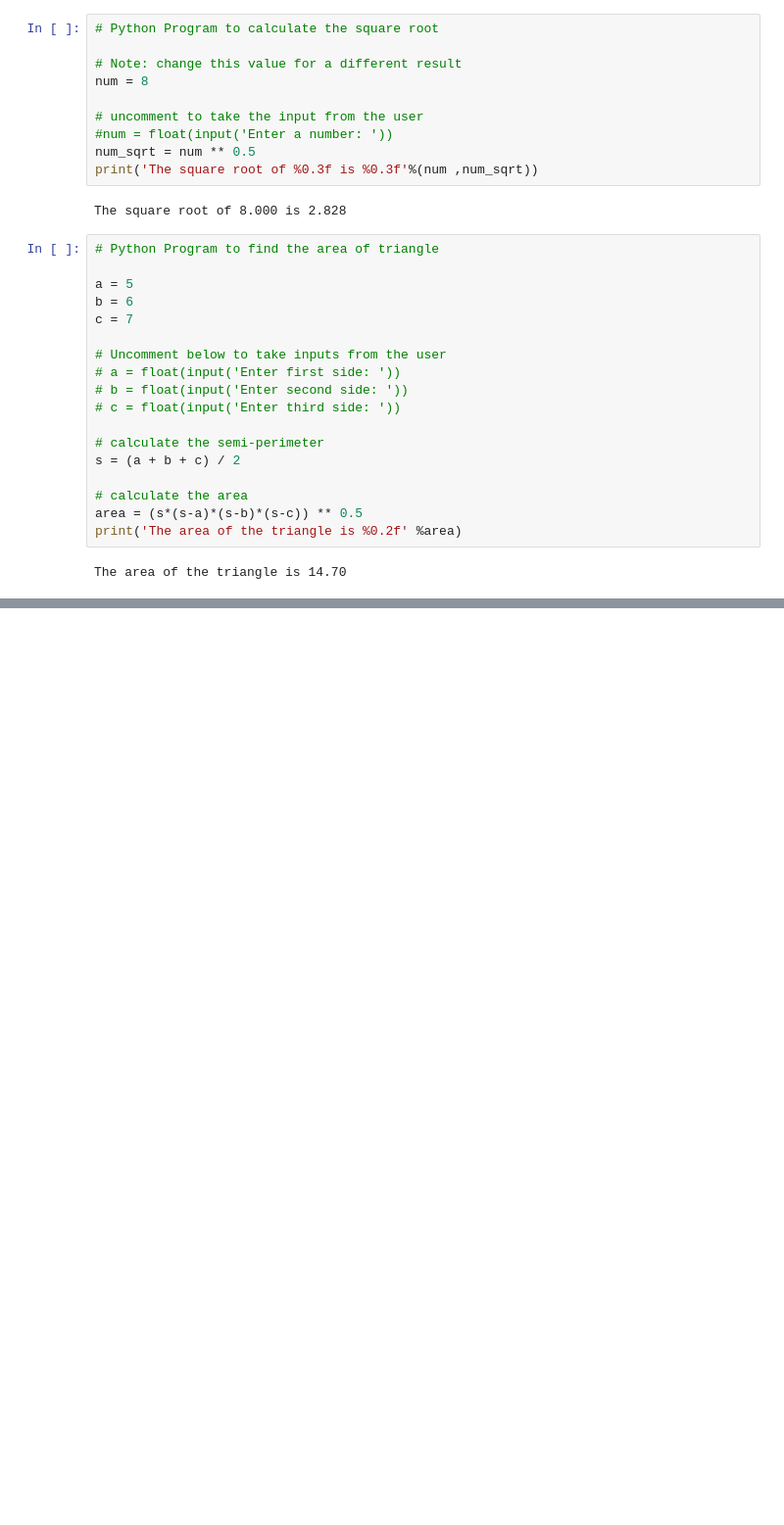
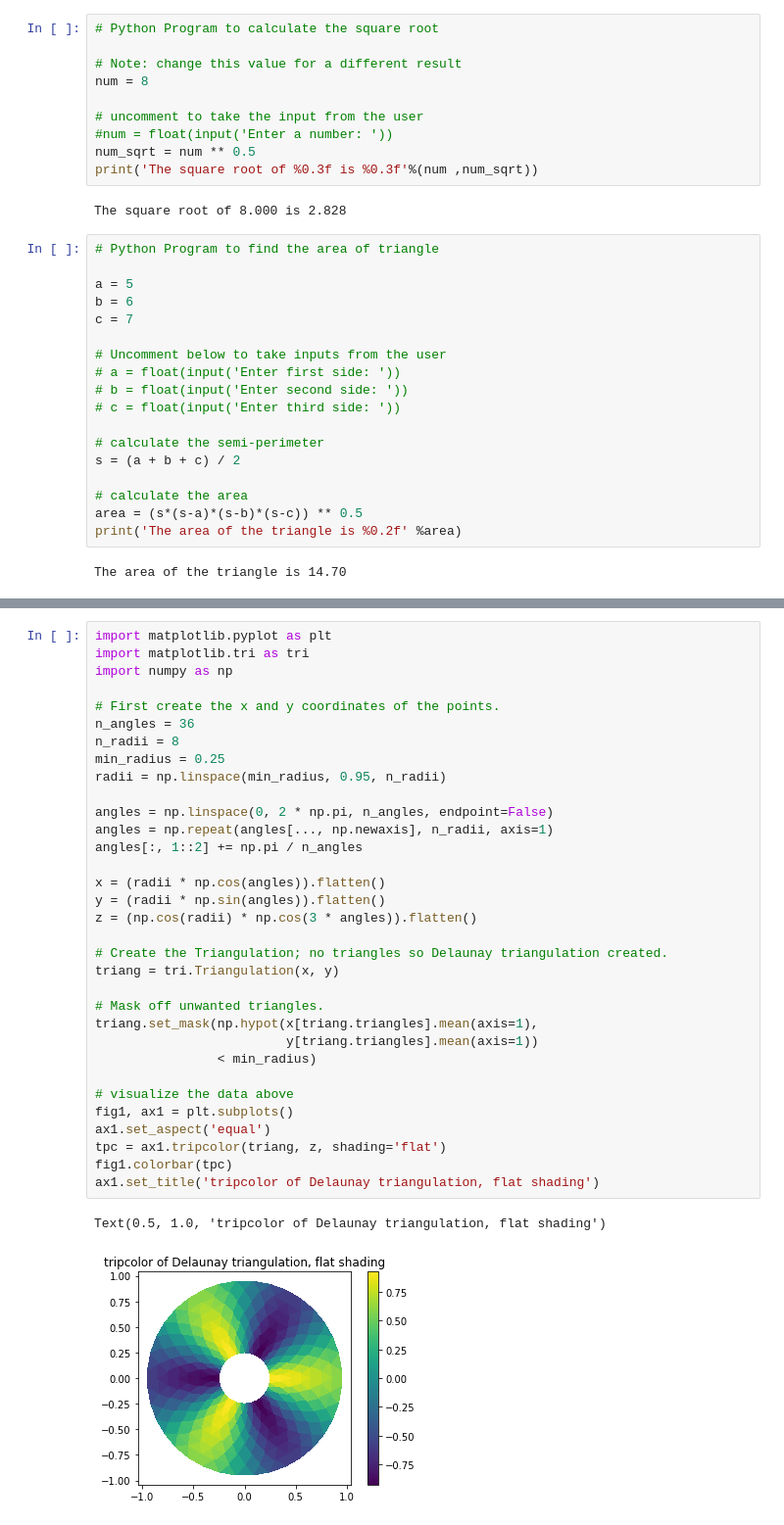
Before and after one commit to JiangpingChen/UNT-INFO5717-Fall2019, a Jupyter notebook: Lesson 1/Lesson_one.ipynb, the cells around one changed output, grey strips where cells are left out. Shown at 98% size. Drawn from its saved outputs; the diff is of its cells as text; blank space fills up the shorter version.

```diff
--- a/Lesson 1/Lesson_one.ipynb
+++ b/Lesson 1/Lesson_one.ipynb
@@ -72,0 +115,36 @@ print(random.randint(0,9))
+# %%
+import matplotlib.pyplot as plt
+import matplotlib.tri as tri
+import numpy as np
+
+# First create the x and y coordinates of the points.
+n_angles = 36
+n_radii = 8
+min_radius = 0.25
+radii = np.linspace(min_radius, 0.95, n_radii)
+
+angles = np.linspace(0, 2 * np.pi, n_angles, endpoint=False)
+angles = np.repeat(angles[..., np.newaxis], n_radii, axis=1)
+angles[:, 1::2] += np.pi / n_angles
+
+x = (radii * np.cos(angles)).flatten()
+y = (radii * np.sin(angles)).flatten()
+z = (np.cos(radii) * np.cos(3 * angles)).flatten()
+
+# Create the Triangulation; no triangles so Delaunay triangulation created.
+triang = tri.Triangulation(x, y)
+
+# Mask off unwanted triangles.
+triang.set_mask(np.hypot(x[triang.triangles].mean(axis=1),
+                         y[triang.triangles].mean(axis=1))
+                < min_radius)
+
+# visualize the data above
+fig1, ax1 = plt.subplots()
+ax1.set_aspect('equal')
+tpc = ax1.tripcolor(triang, z, shading='flat')
+fig1.colorbar(tpc)
+ax1.set_title('tripcolor of Delaunay triangulation, flat shading')
+# %% [output]
+Text(0.5, 1.0, 'tripcolor of Delaunay triangulation, flat shading')
+[figure, added]
```
Also changed, not shown: parts of 3 cells of this notebook.
